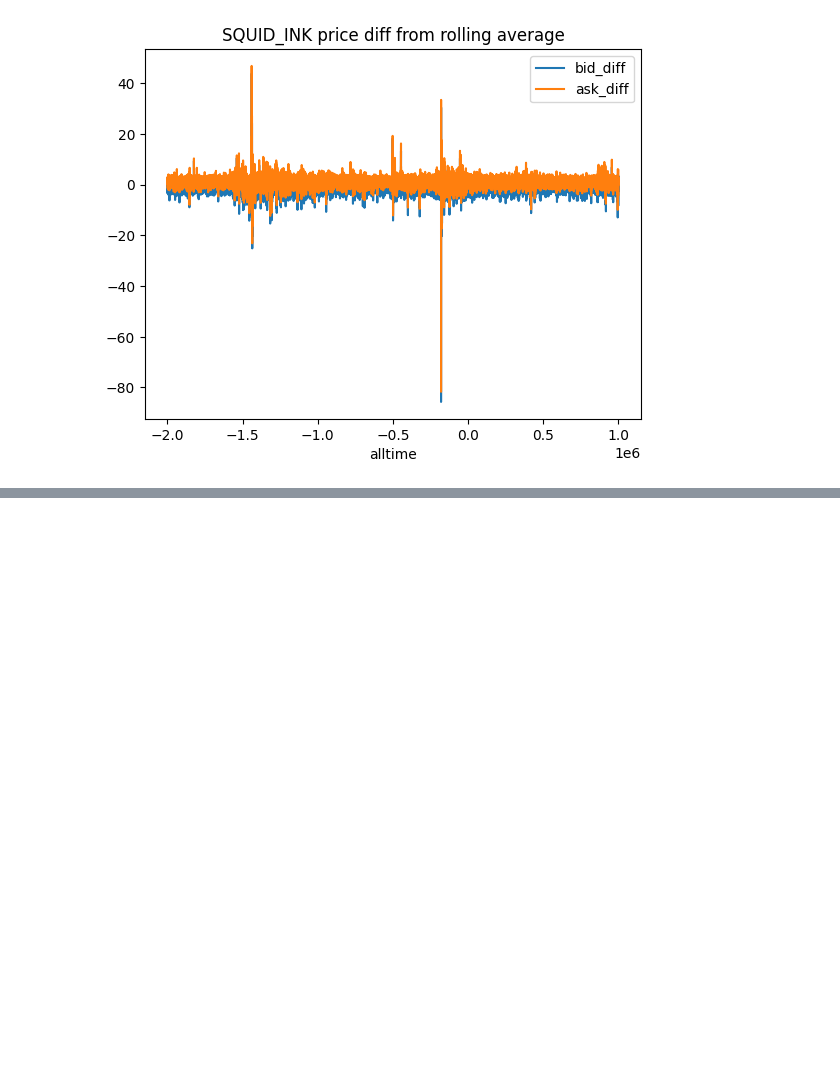
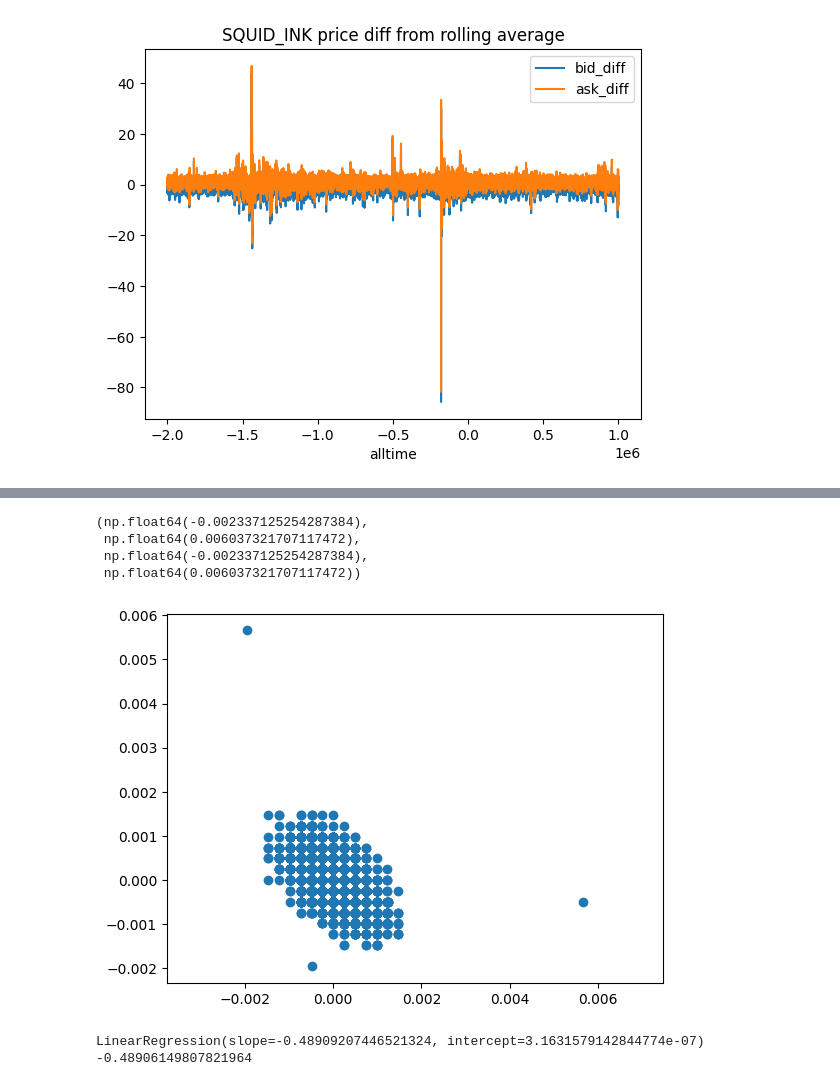
Before and after one commit to iris-ywang/imc_prosperity_brecon, a Jupyter notebook: data-day1.ipynb, the cells around one changed output, grey strips where cells are left out. Cells and saved outputs as stored; diff of their text form; code cells hidden in the pictures; blank space fills up the shorter version.

```diff
--- a/data-day1.ipynb
+++ b/data-day1.ipynb
@@ -45,0 +94,19 @@ See the caveats in the documentation: https://pandas.pydata.org/pandas-docs/stab
+# %%
+# price_change_perc_1_before.drop(price_change_perc_1_before[price_change_perc_1_before>0.003].index, inplace=True)
+# price_change_perc_1_before.drop(price_change_perc_1_before[price_change_perc_1_before<-0.0015].index, inplace=True)
+plt.scatter(price_change_perc_1_before[1:], price_change_perc_1_before[:-1])
+plt.axis('equal')
+# %% [output]
+(np.float64(-0.002337125254287384),
+ np.float64(0.006037321707117472),
+ np.float64(-0.002337125254287384),
+ np.float64(0.006037321707117472))
+[figure, added]
+# %%
+lr = statistics.linear_regression(price_change_perc_1_before[1:], price_change_perc_1_before[:-1])
+print(lr)
+pmcc = statistics.correlation(price_change_perc_1_before[1:], price_change_perc_1_before[:-1])
+print(pmcc)
+# %% [output]
+LinearRegression(slope=-0.48909207446521324, intercept=3.1631579142844774e-07)
+-0.48906149807821964
```
Also changed, not shown: parts of 9 cells of this notebook, 1 other file.
